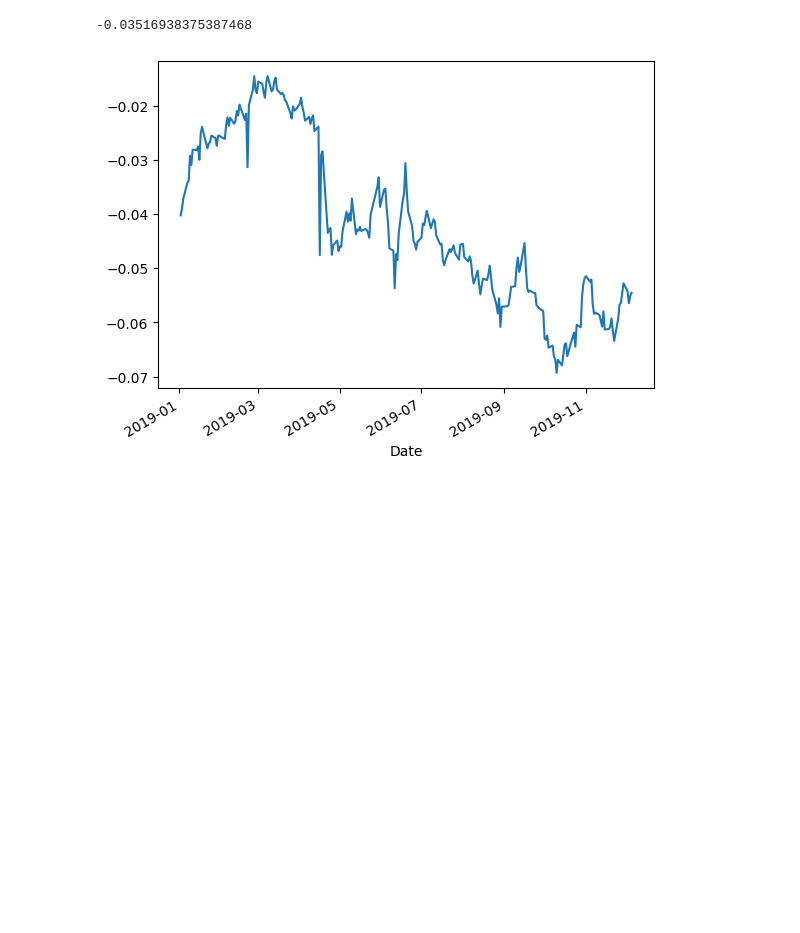
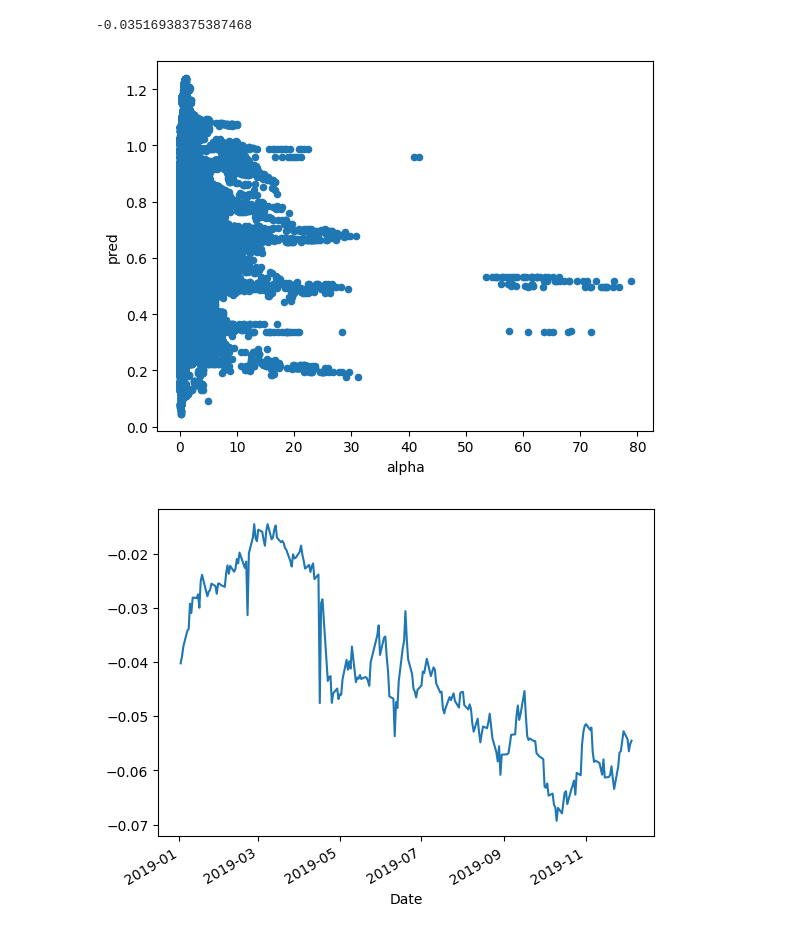
Before and after one commit to dllllb/finexp, a Jupyter notebook: basepred.ipynb, the cells around one changed output. Saved outputs shown, nothing was run; the diff lists cells and outputs as text; code cells hidden in the pictures; blank space fills up the shorter version.

Commit message:
error scatter plot

```diff
--- a/basepred.ipynb
+++ b/basepred.ipynb
@@ -105,6 +105,10 @@ m.score(test.drop(columns='alpha'), test.alpha)
 pred = m.predict(test.drop(columns='alpha'))
 test_p = test.copy()
 test_p['pred'] = pred
+# %%
+test_p.plot.scatter('alpha', 'pred');
+# %% [output]
+[figure, added]
 # %%
 from sklearn.metrics import r2_score
 
```
Also changed, not shown: parts of 1 cell of this notebook.
